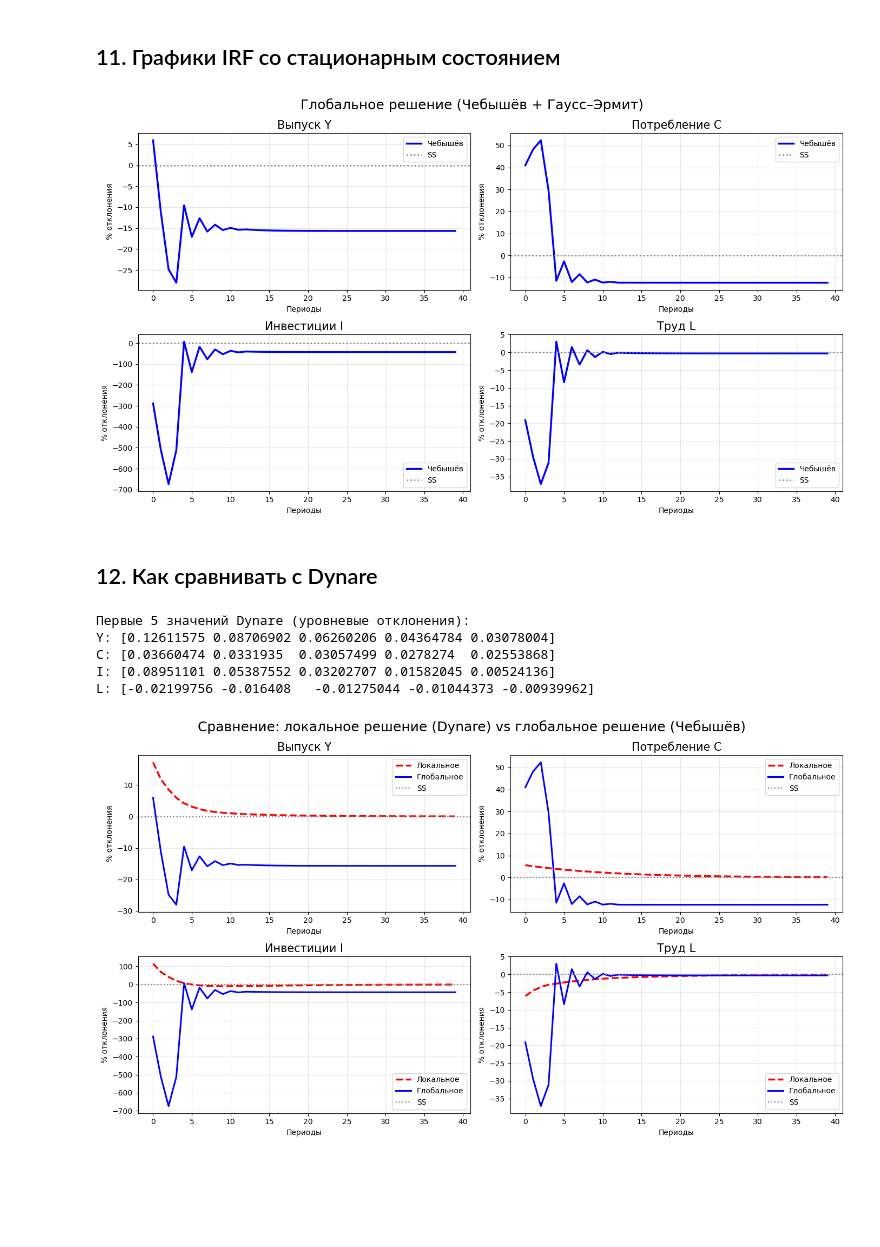
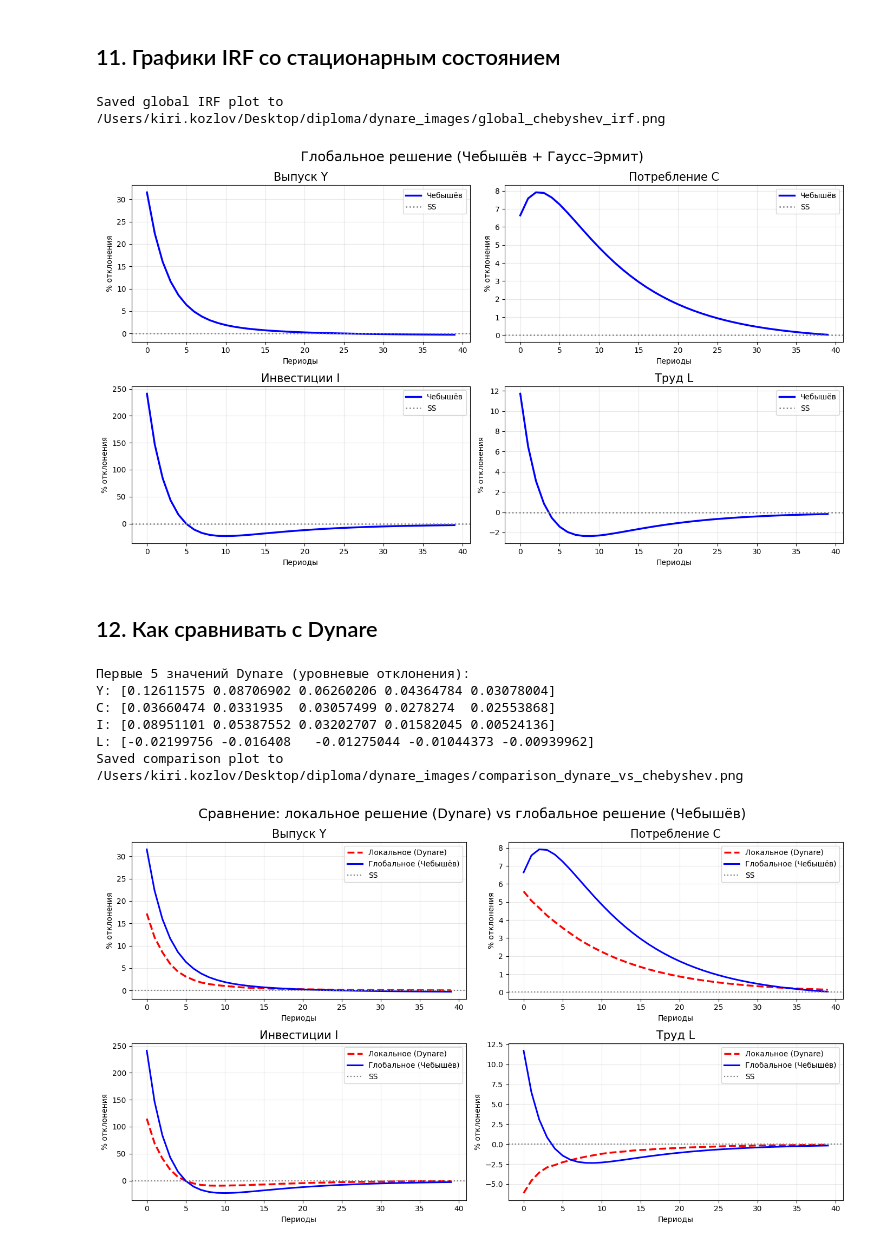
Before and after one commit to noobmaster-ru/diploma, a Jupyter notebook: v0.ipynb, the cells around one changed output. Saved outputs shown, nothing was run; the diff lists cells and outputs as text; code cells hidden in the pictures; blank space fills up the shorter version.

```diff
--- a/v0.ipynb
+++ b/v0.ipynb
@@ -1,6 +1,8 @@
 # %% [markdown]
 ## Параметры
 # %%
+import os
+from pathlib import Path
 import numpy as np
 import matplotlib.pyplot as plt
 from scipy.optimize import minimize, root_scalar, least_squares
@@ -10,6 +12,12 @@ import warnings
 warnings.filterwarnings('ignore')
 import plotly.graph_objects as go
 from plotly.subplots import make_subplots
+
+# Каталог для сохранения PNG (dynare_images/ рядом с ноутбуком).
+REPO_ROOT = Path(os.getcwd()).resolve()
+IMG_DIR = REPO_ROOT / 'dynare_images'
+IMG_DIR.mkdir(exist_ok=True)
+DYNARE_MAT = REPO_ROOT / 'dynare_irf.mat'
 
 # ---------- Параметры (согласовано с Dynare) ----------
 alpha   = 0.33
@@ -36,14 +44,16 @@ def compute_steady_state():
 K_ss, L_ss, C_ss, Y_ss, I_ss, R_ss, W_ss = compute_steady_state()
 print(f"SS: K={K_ss:.6f}, C={C_ss:.6f}, L={L_ss:.6f}, Y={Y_ss:.6f}, I={I_ss:.6f}")
 
-# ---------- Границы ----------
-K_min, K_max = 0.6 * K_ss, 1.4 * K_ss
+# ---------- Границы сетки ----------
+# При sigma_tfp = 0.2 безусловный std(z) ≈ 0.28, шок exp(z) даёт TFP в диапазоне
+# ~[0.5, 2.0] => для перенесения за пределы сетки требуется широкий box по K.
+K_min, K_max = 0.2 * K_ss, 2.5 * K_ss
 std_z_uncond = sigma / np.sqrt(1.0 - rho**2)
-z_min, z_max = -2.5 * std_z_uncond, 2.5 * std_z_uncond
+z_min, z_max = -3.0 * std_z_uncond, 3.0 * std_z_uncond
 
-n_K = 10
+n_K = 12
 n_Z = 8
-n_hermite = 7
+n_hermite = 9
 # %% [output]
 SS: K=3.114430, C=0.654800, L=0.359216, Y=0.732661, I=0.077861
 # %% [markdown]
@@ -381,7 +480,7 @@ sim_global = simulate_global_irf(theta_opt, T_sim=40, shock_size=sigma)
 # %% [markdown]
 ## 11. Графики IRF со стационарным состоянием
 # %%
-def plot_global_irf(sim):
+def plot_global_irf(sim, save_path=None):
     t = np.arange(len(sim['Y']))
 
     fig, axes = plt.subplots(2, 2, figsize=(14, 8))
@@ -404,15 +503,19 @@ def plot_global_irf(sim):
         ax.legend()
 
     plt.tight_layout()
+    if save_path is not None:
+        fig.savefig(save_path, dpi=150, bbox_inches='tight')
+        print(f"Saved global IRF plot to {save_path}")
     plt.show()
 
-plot_global_irf(sim_global)
+plot_global_irf(sim_global, save_path=IMG_DIR / 'global_chebyshev_irf.png')
 # %% [output]
+Saved global IRF plot to /Users/kiri.kozlov/Desktop/diploma/dynare_images/global_chebyshev_irf.png
-[figure, old version]
+[figure, new version]
 # %% [markdown]
 ## 12. Как сравнивать с Dynare
 # %%
-def plot_compare_irfs(sim_global, dynare_irfs, T=40):
+def plot_compare_irfs(sim_global, dynare_irfs, T=40, save_path=None):
     t = np.arange(T)
 
     fig, axes = plt.subplots(2, 2, figsize=(14, 8))
@@ -428,8 +531,8 @@ def plot_compare_irfs(sim_global, dynare_irfs, T=40):
     for ax, (key, ss, dyn, title) in zip(axes.ravel(), comparison):
         glob = pct_dev(sim_global[key][:T], ss)
 
-        ax.plot(t, dyn[:T], 'r--', lw=2.5, label='Локальное')
-        ax.plot(t, glob, 'b-', lw=2.2, label='Глобальное')
+        ax.plot(t, dyn[:T], 'r--', lw=2.5, label='Локальное (Dynare)')
+        ax.plot(t, glob, 'b-', lw=2.2, label='Глобальное (Чебышёв)')
         ax.axhline(0.0, color='gray', ls=':', lw=1.6, label='SS')
 
         ax.set_title(title, fontsize=15)
@@ -439,38 +542,47 @@ def plot_compare_irfs(sim_global, dynare_irfs, T=40):
         ax.legend()
 
     plt.tight_layout()
+    if save_path is not None:
+        fig.savefig(save_path, dpi=150, bbox_inches='tight')
+        print(f"Saved comparison plot to {save_path}")
     plt.show()
 # %%
 from scipy.io import loadmat
-import numpy as np
 
-mat = loadmat("dynare_irf.mat")
+# Локальное решение, выгруженное из Dynare после stoch_simul (RBC.mod).
+mat = loadmat(str(DYNARE_MAT))
 
 y_dyn = np.array(mat["Y_irf"]).flatten()
 c_dyn = np.array(mat["C_irf"]).flatten()
 i_dyn = np.array(mat["I_irf"]).flatten()
 l_dyn = np.array(mat["L_irf"]).flatten()
 
 print("Первые 5 значений Dynare (уровневые отклонения):")
 print("Y:", y_dyn[:5])
 print("C:", c_dyn[:5])
 print("I:", i_dyn[:5])
 print("L:", l_dyn[:5])
 
-# Dynare дает отклонения в уровнях -> переводим в % от SS
+# Dynare возвращает отклонения в уровнях относительно стационара -> переводим в %.
 dynare_irfs = {
     "Y": 100.0 * y_dyn / Y_ss,
     "C": 100.0 * c_dyn / C_ss,
     "I": 100.0 * i_dyn / I_ss,
     "L": 100.0 * l_dyn / L_ss,
 }
 
 T = min(40, len(y_dyn), len(sim_global["Y"]))
-plot_compare_irfs(sim_global, dynare_irfs, T=T)
+plot_compare_irfs(
+    sim_global,
+    dynare_irfs,
+    T=T,
+    save_path=IMG_DIR / 'comparison_dynare_vs_chebyshev.png',
+)
 # %% [output]
 Первые 5 значений Dynare (уровневые отклонения):
 Y: [0.12611575 0.08706902 0.06260206 0.04364784 0.03078004]
 C: [0.03660474 0.0331935  0.03057499 0.0278274  0.02553868]
 I: [0.08951101 0.05387552 0.03202707 0.01582045 0.00524136]
 L: [-0.02199756 -0.016408   -0.01275044 -0.01044373 -0.00939962]
+Saved comparison plot to /Users/kiri.kozlov/Desktop/diploma/dynare_images/comparison_dynare_vs_chebyshev.png
-[figure, old version]
+[figure, new version]
```
Also changed, not shown: parts of 6 cells of this notebook, 19 other files.
